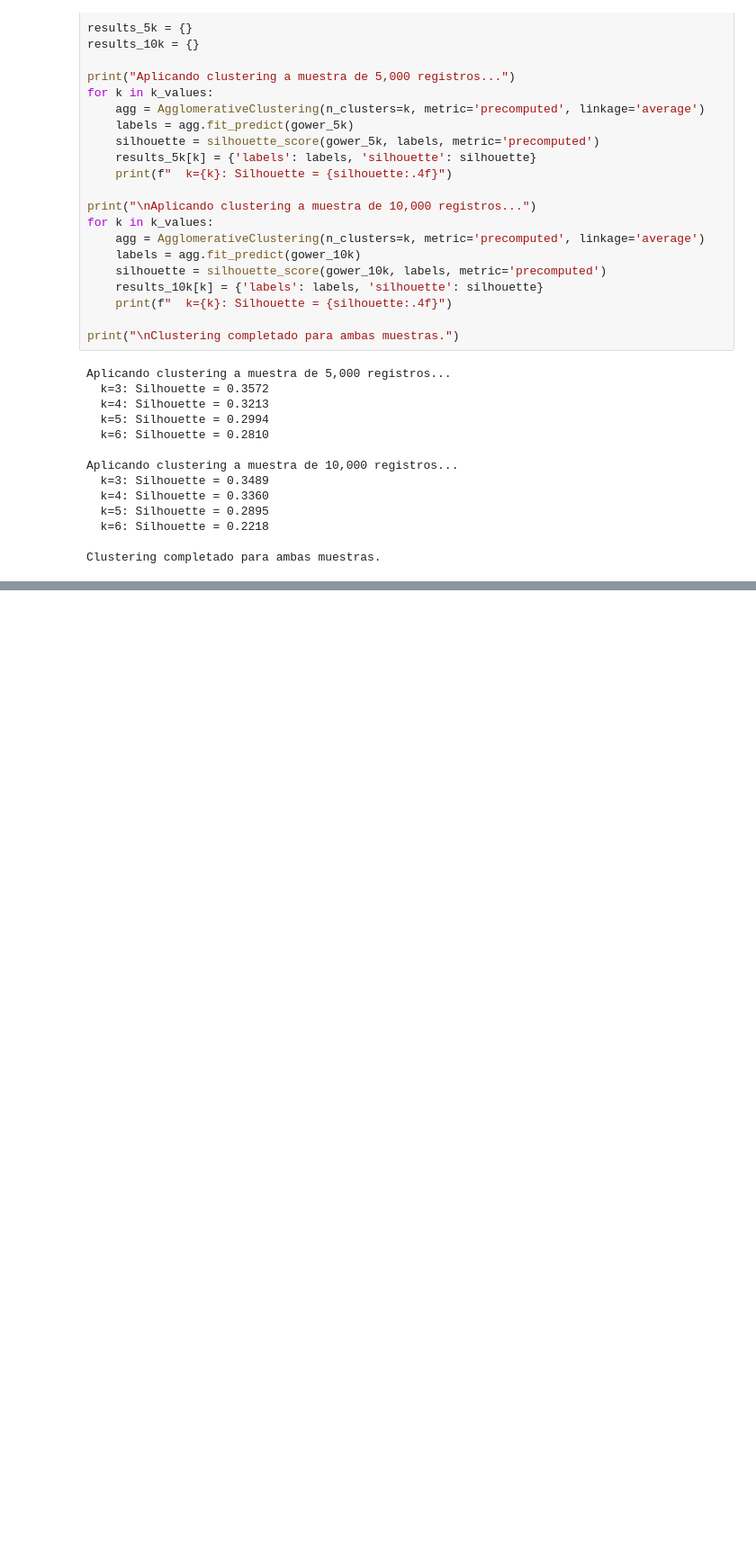
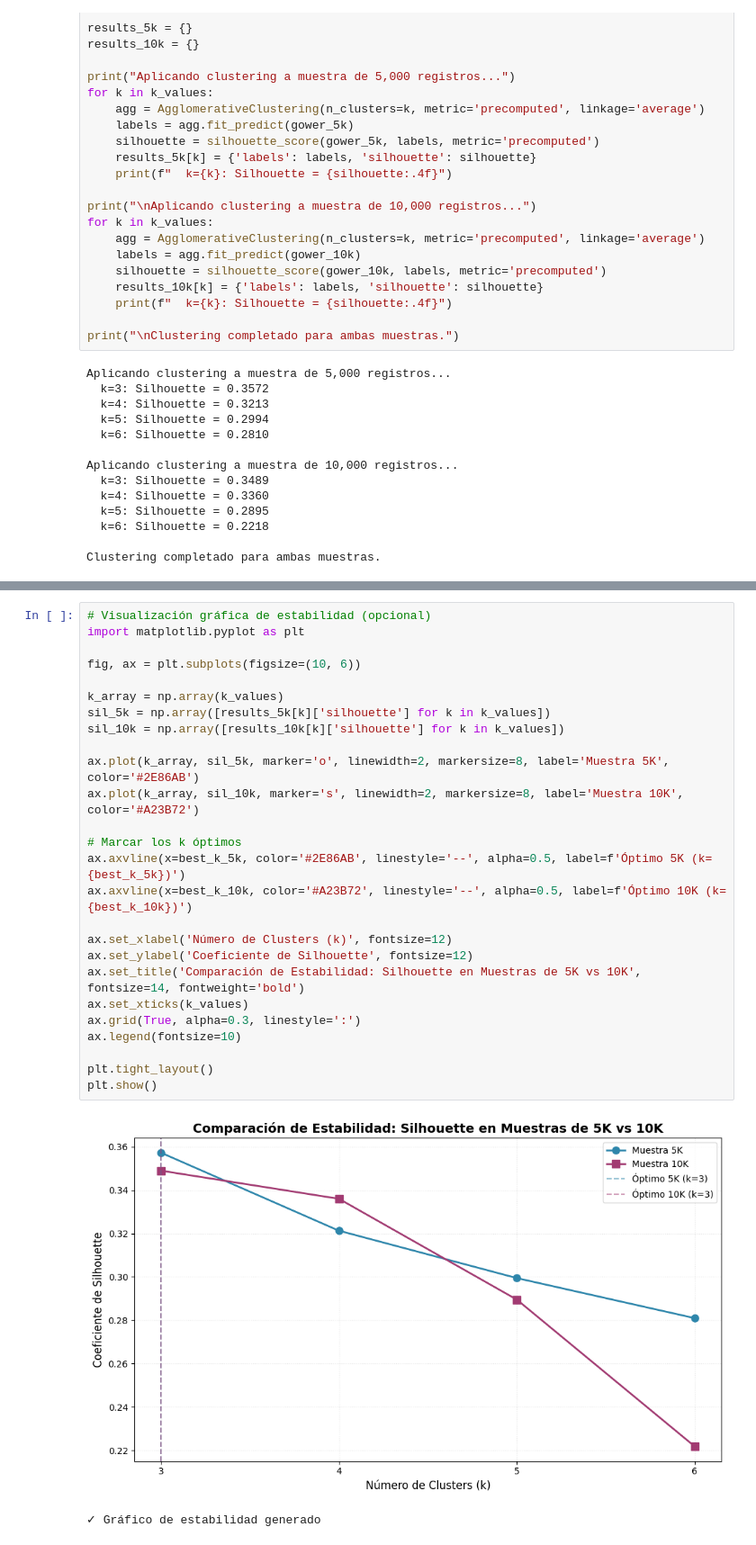
Before and after one commit to UNTDF-Archives/Proyecto-Agrupamiento-SI, a Jupyter notebook: Ejercicios/Ejercicio3.ipynb, the cells around one changed output, grey strips where cells are left out. Shown at 90% size. Drawn from its saved outputs; the diff is of its cells as text; blank space fills up the shorter version.

```diff
--- a/Ejercicios/Ejercicio3.ipynb
+++ b/Ejercicios/Ejercicio3.ipynb
@@ -590,0 +537,29 @@ Alta estabilidad indica que los clusters representan patrones reales y robustos
+# %%
+# Visualización gráfica de estabilidad (opcional)
+import matplotlib.pyplot as plt
+
+fig, ax = plt.subplots(figsize=(10, 6))
+
+k_array = np.array(k_values)
+sil_5k = np.array([results_5k[k]['silhouette'] for k in k_values])
+sil_10k = np.array([results_10k[k]['silhouette'] for k in k_values])
+
+ax.plot(k_array, sil_5k, marker='o', linewidth=2, markersize=8, label='Muestra 5K', color='#2E86AB')
+ax.plot(k_array, sil_10k, marker='s', linewidth=2, markersize=8, label='Muestra 10K', color='#A23B72')
+
+# Marcar los k óptimos
+ax.axvline(x=best_k_5k, color='#2E86AB', linestyle='--', alpha=0.5, label=f'Óptimo 5K (k={best_k_5k})')
+ax.axvline(x=best_k_10k, color='#A23B72', linestyle='--', alpha=0.5, label=f'Óptimo 10K (k={best_k_10k})')
+
+ax.set_xlabel('Número de Clusters (k)', fontsize=12)
+ax.set_ylabel('Coeficiente de Silhouette', fontsize=12)
+ax.set_title('Comparación de Estabilidad: Silhouette en Muestras de 5K vs 10K', fontsize=14, fontweight='bold')
+ax.set_xticks(k_values)
+ax.grid(True, alpha=0.3, linestyle=':')
+ax.legend(fontsize=10)
+
+plt.tight_layout()
+plt.show()
+# %% [output]
+[figure, added]
+✓ Gráfico de estabilidad generado
```
Also changed, not shown: parts of 7 cells of this notebook, 6 other files.
